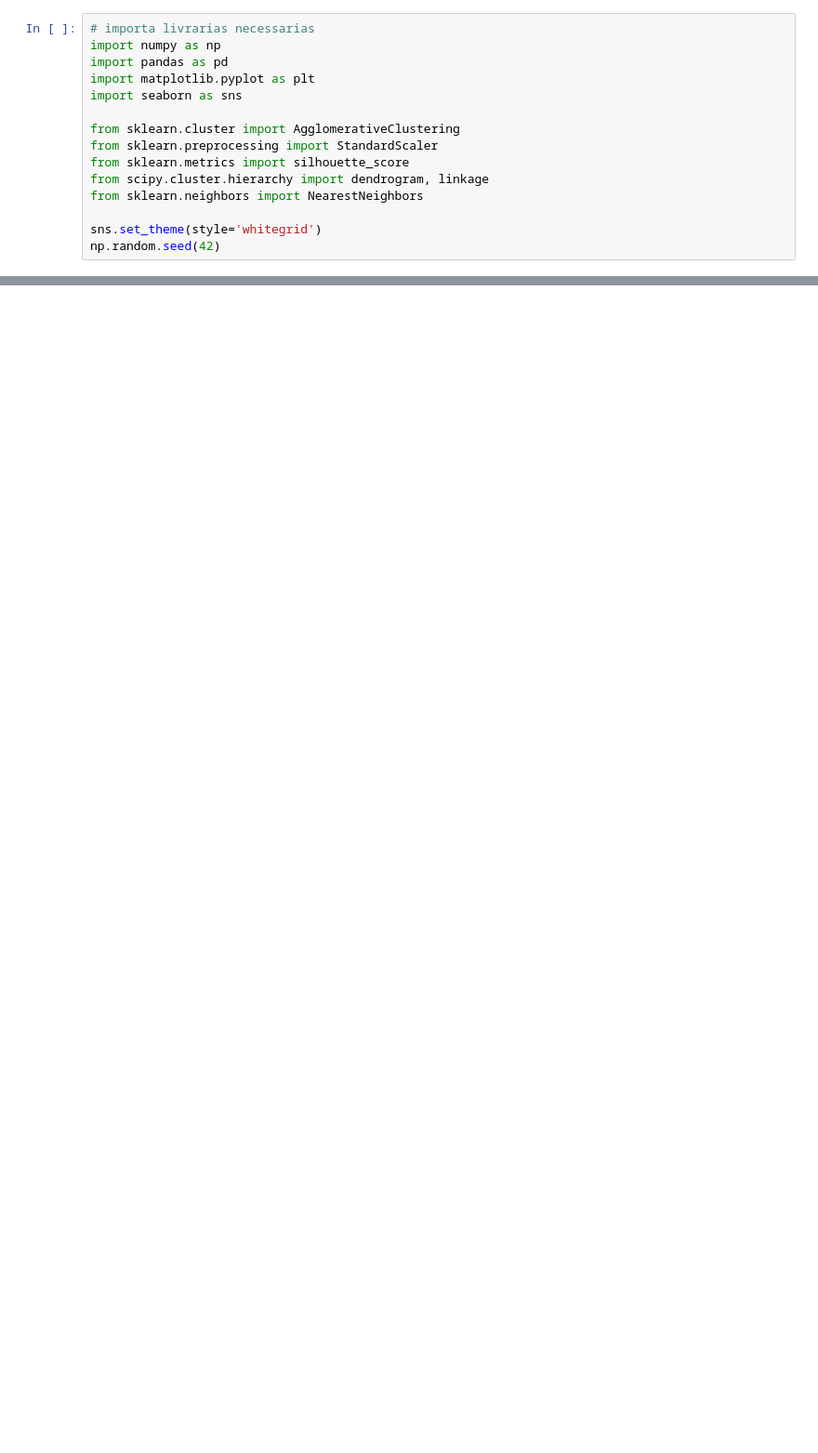
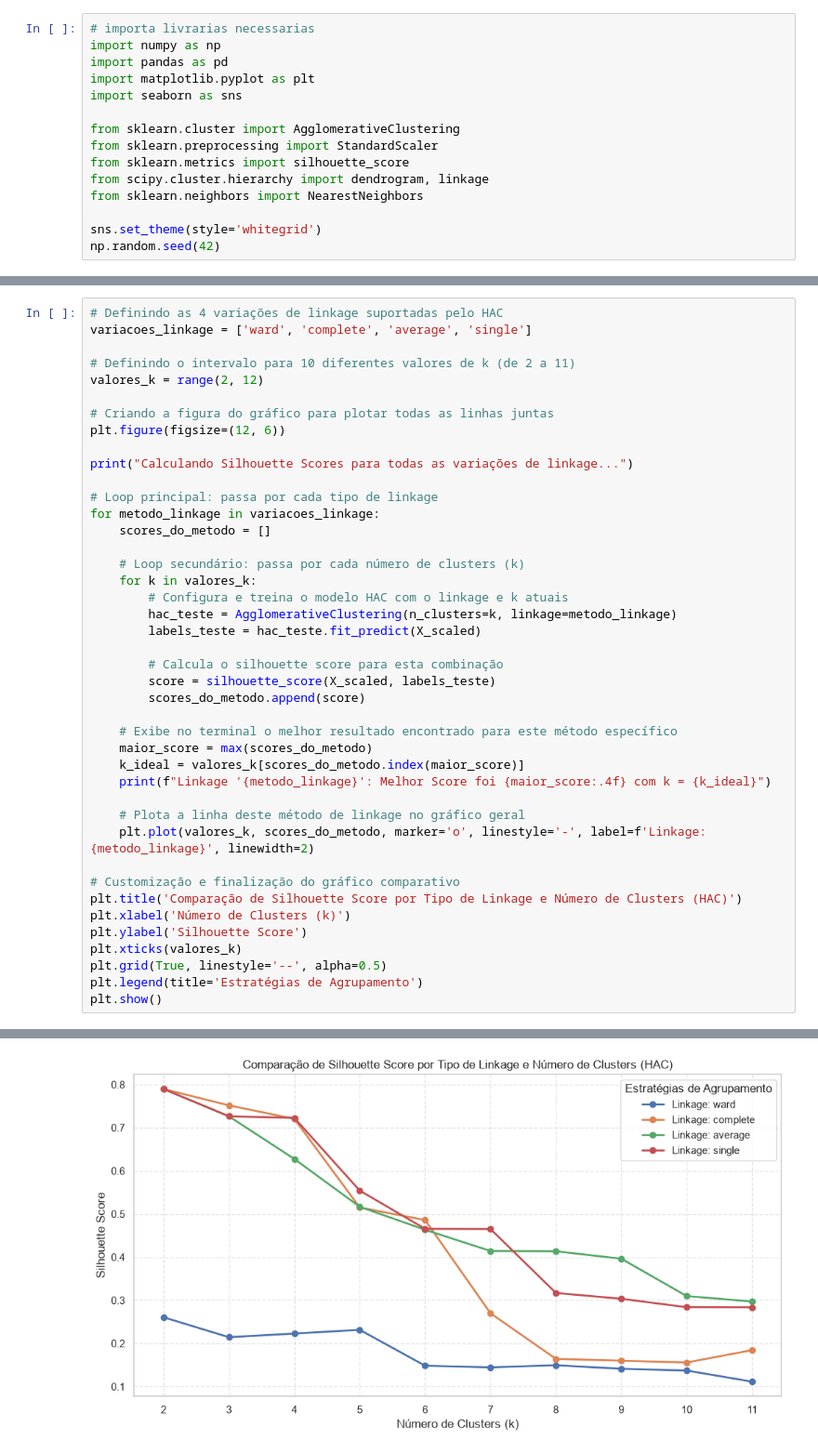
Before and after one commit to jacomassi04/Exercicio-Aula-Aprendizado-de-M-quina-N-o-Supervisionado-1, a Jupyter notebook: Exercicio_HAC_questao_3.ipynb, the cells around one changed output, grey strips where cells are left out. Shown at 93% size. Cells and saved outputs as stored; diff of their text form; blank space fills up the shorter version.

```diff
--- a/Exercicio_HAC_questao_3.ipynb
+++ b/Exercicio_HAC_questao_3.ipynb
@@ -169,0 +170,43 @@ plt.show()
+# %%
+# Definindo as 4 variações de linkage suportadas pelo HAC
+variacoes_linkage = ['ward', 'complete', 'average', 'single']
+
+# Definindo o intervalo para 10 diferentes valores de k (de 2 a 11)
+valores_k = range(2, 12)
+
+# Criando a figura do gráfico para plotar todas as linhas juntas
+plt.figure(figsize=(12, 6))
+
+print("Calculando Silhouette Scores para todas as variações de linkage...")
+
+# Loop principal: passa por cada tipo de linkage
+for metodo_linkage in variacoes_linkage:
+    scores_do_metodo = []
+
+    # Loop secundário: passa por cada número de clusters (k)
+    for k in valores_k:
+        # Configura e treina o modelo HAC com o linkage e k atuais
+        hac_teste = AgglomerativeClustering(n_clusters=k, linkage=metodo_linkage)
+        labels_teste = hac_teste.fit_predict(X_scaled)
+
+        # Calcula o silhouette score para esta combinação
+        score = silhouette_score(X_scaled, labels_teste)
+        scores_do_metodo.append(score)
+
+    # Exibe no terminal o melhor resultado encontrado para este método específico
+    maior_score = max(scores_do_metodo)
+    k_ideal = valores_k[scores_do_metodo.index(maior_score)]
+    print(f"Linkage '{metodo_linkage}': Melhor Score foi {maior_score:.4f} com k = {k_ideal}")
+
+    # Plota a linha deste método de linkage no gráfico geral
+    plt.plot(valores_k, scores_do_metodo, marker='o', linestyle='-', label=f'Linkage: {metodo_linkage}', linewidth=2)
+
+# Customização e finalização do gráfico comparativo
+plt.title('Comparação de Silhouette Score por Tipo de Linkage e Número de Clusters (HAC)')
+plt.xlabel('Número de Clusters (k)')
+plt.ylabel('Silhouette Score')
+plt.xticks(valores_k)
+plt.grid(True, linestyle='--', alpha=0.5)
+plt.legend(title='Estratégias de Agrupamento')
+plt.show()
+# %% [output]
@@ -169,0 +218 @@ plt.show()
+[figure, added]
```
Also changed, not shown: parts of 13 cells of this notebook, 8 other files.
